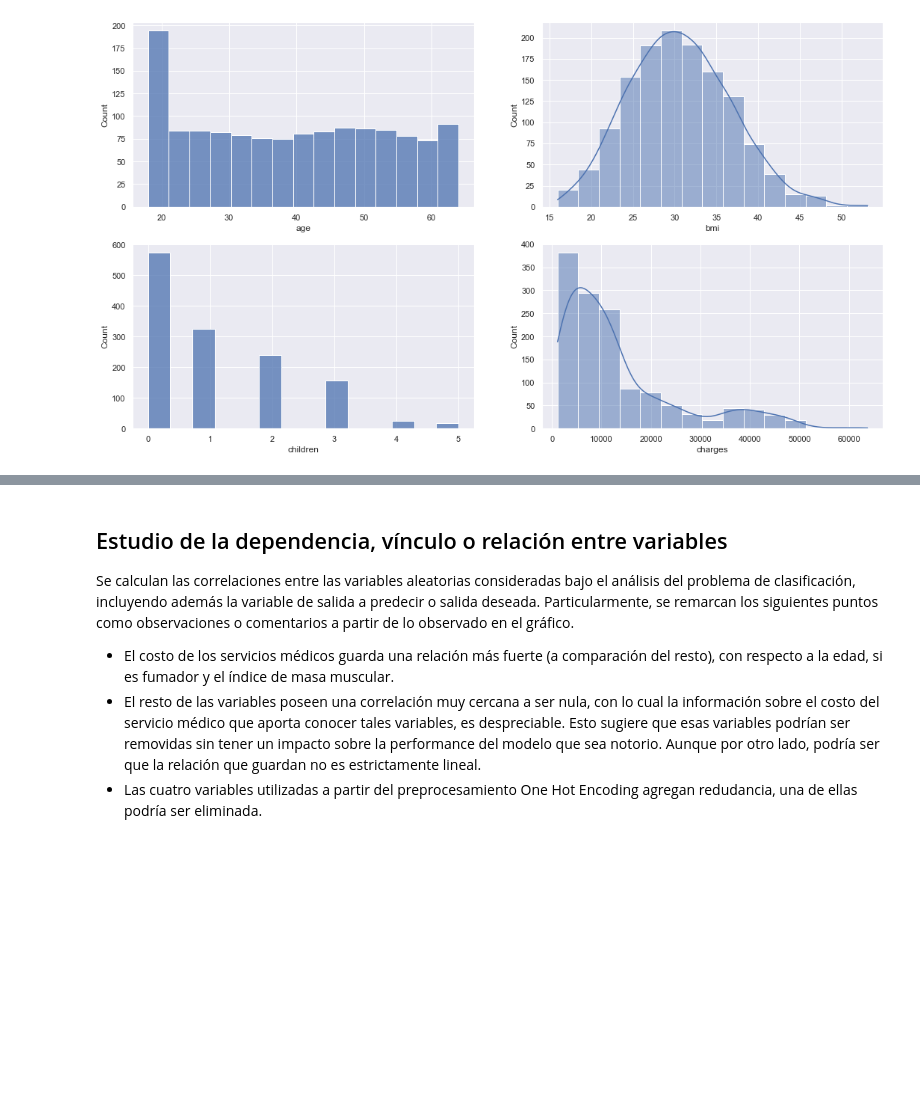
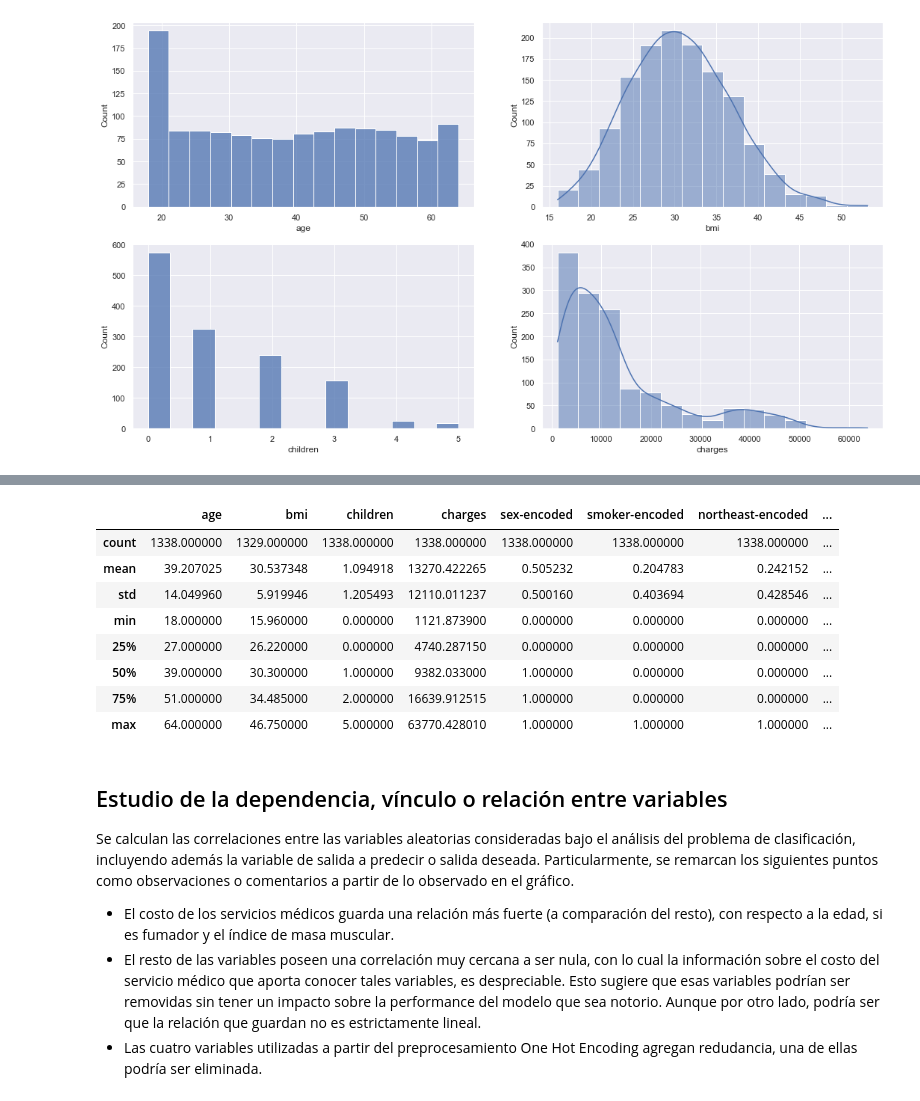
Before and after one commit to Kammann123/nn-tp2, a Jupyter notebook: notebooks/ej2/ej2_analysis.ipynb, the cells around one changed output, grey strips where cells are left out. Saved outputs shown, nothing was run; the diff lists cells and outputs as text; code cells hidden in the pictures; blank space fills up the shorter version.

```diff
--- a/notebooks/ej2/ej2_analysis.ipynb
+++ b/notebooks/ej2/ej2_analysis.ipynb
@@ -226,3 +245,15 @@ _ = df[['age', 'bmi', 'children']].plot(kind='box', subplots=True, layout=(1, 3)
+# %%
+df.describe()
+# %% [output]
+|  | age | bmi | children | charges | sex-encoded | smoker-encoded | northeast-encoded | ... |
+| count | 1338.000000 | 1329.000000 | 1338.000000 | 1338.000000 | 1338.000000 | 1338.000000 | 1338.000000 | ... |
+| mean | 39.207025 | 30.537348 | 1.094918 | 13270.422265 | 0.505232 | 0.204783 | 0.242152 | ... |
+| std | 14.049960 | 5.919946 | 1.205493 | 12110.011237 | 0.500160 | 0.403694 | 0.428546 | ... |
+| min | 18.000000 | 15.960000 | 0.000000 | 1121.873900 | 0.000000 | 0.000000 | 0.000000 | ... |
+| 25% | 27.000000 | 26.220000 | 0.000000 | 4740.287150 | 0.000000 | 0.000000 | 0.000000 | ... |
+| 50% | 39.000000 | 30.300000 | 1.000000 | 9382.033000 | 1.000000 | 0.000000 | 0.000000 | ... |
+| 75% | 51.000000 | 34.485000 | 2.000000 | 16639.912515 | 1.000000 | 0.000000 | 0.000000 | ... |
+| max | 64.000000 | 46.750000 | 5.000000 | 63770.428010 | 1.000000 | 1.000000 | 1.000000 | ... |
 # %% [markdown]
 ## Estudio de la dependencia, vínculo o relación entre variables
 Se calculan las correlaciones entre las variables aleatorias consideradas bajo el análisis del problema de clasificación, incluyendo además la variable de salida a predecir o salida deseada. Particularmente, se remarcan los siguientes puntos como observaciones o comentarios a partir de lo observado en el gráfico.
```
Also changed, not shown: parts of 18 cells of this notebook, 9 other files.
